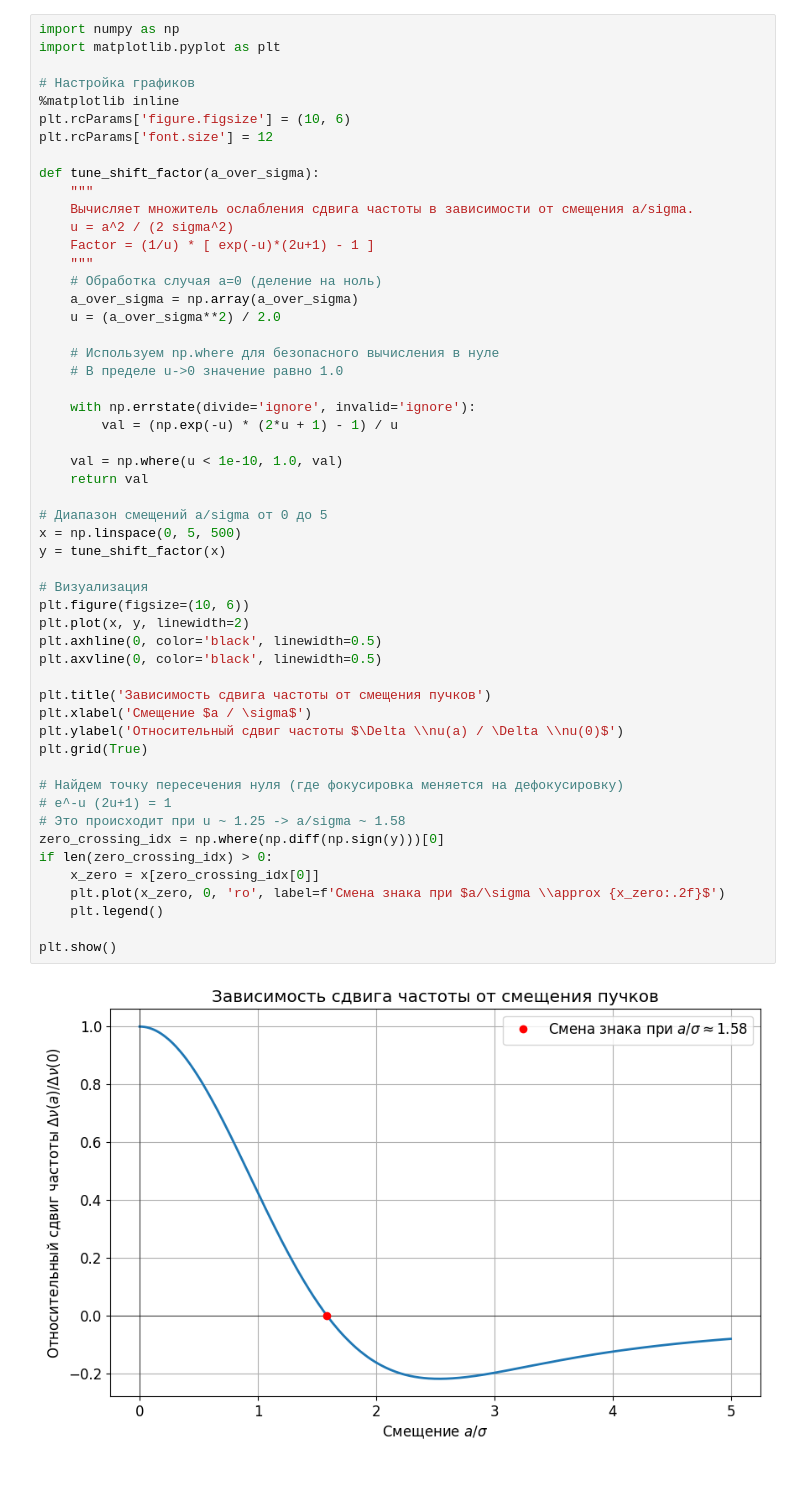
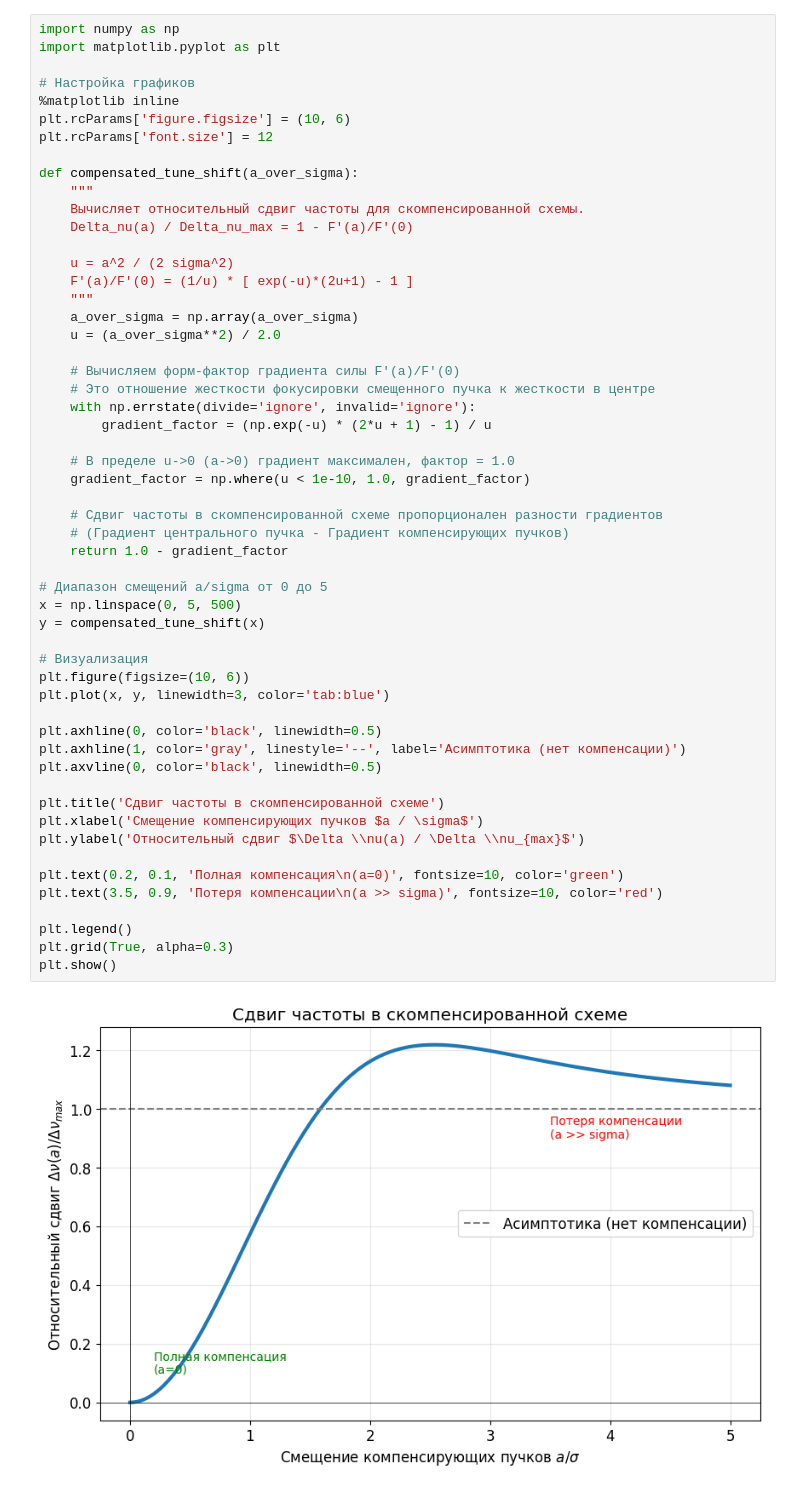
Before and after one commit to phys-dev/nonlinear-dynamics-book, a Jupyter notebook: task_5.ipynb, the cells around one changed output. Cells and saved outputs as stored; diff of their text form.

```diff
--- a/task_5.ipynb
+++ b/task_5.ipynb
@@ -52,55 +57,56 @@
 # %%
 import numpy as np
 import matplotlib.pyplot as plt
 
 # Настройка графиков
 %matplotlib inline
 plt.rcParams['figure.figsize'] = (10, 6)
 plt.rcParams['font.size'] = 12
 
-def tune_shift_factor(a_over_sigma):
+def compensated_tune_shift(a_over_sigma):
     """
-    Вычисляет множитель ослабления сдвига частоты в зависимости от смещения a/sigma.
+    Вычисляет относительный сдвиг частоты для скомпенсированной схемы.
+    Delta_nu(a) / Delta_nu_max = 1 - F'(a)/F'(0)
+
     u = a^2 / (2 sigma^2)
-    Factor = (1/u) * [ exp(-u)*(2u+1) - 1 ]
+    F'(a)/F'(0) = (1/u) * [ exp(-u)*(2u+1) - 1 ]
     """
-    # Обработка случая a=0 (деление на ноль)
     a_over_sigma = np.array(a_over_sigma)
     u = (a_over_sigma**2) / 2.0
 
-    # Используем np.where для безопасного вычисления в нуле
-    # В пределе u->0 значение равно 1.0
+    # Вычисляем форм-фактор градиента силы F'(a)/F'(0)
+    # Это отношение жесткости фокусировки смещенного пучка к жесткости в центре
+    with np.errstate(divide='ignore', invalid='ignore'):
+        gradient_factor = (np.exp(-u) * (2*u + 1) - 1) / u
 
-    with np.errstate(divide='ignore', invalid='ignore'):
-        val = (np.exp(-u) * (2*u + 1) - 1) / u
+    # В пределе u->0 (a->0) градиент максимален, фактор = 1.0
+    gradient_factor = np.where(u < 1e-10, 1.0, gradient_factor)
 
-    val = np.where(u < 1e-10, 1.0, val)
-    return val
+    # Сдвиг частоты в скомпенсированной схеме пропорционален разности градиентов
+    # (Градиент центрального пучка - Градиент компенсирующих пучков)
+    return 1.0 - gradient_factor
 
 # Диапазон смещений a/sigma от 0 до 5
 x = np.linspace(0, 5, 500)
-y = tune_shift_factor(x)
+y = compensated_tune_shift(x)
 
 # Визуализация
 plt.figure(figsize=(10, 6))
-plt.plot(x, y, linewidth=2)
+plt.plot(x, y, linewidth=3, color='tab:blue')
+
 plt.axhline(0, color='black', linewidth=0.5)
+plt.axhline(1, color='gray', linestyle='--', label='Асимптотика (нет компенсации)')
 plt.axvline(0, color='black', linewidth=0.5)
 
-plt.title('Зависимость сдвига частоты от смещения пучков')
-plt.xlabel('Смещение $a / \sigma$')
-plt.ylabel('Относительный сдвиг частоты $\Delta \\nu(a) / \Delta \\nu(0)$')
-plt.grid(True)
+plt.title('Сдвиг частоты в скомпенсированной схеме')
+plt.xlabel('Смещение компенсирующих пучков $a / \sigma$')
+plt.ylabel('Относительный сдвиг $\Delta \\nu(a) / \Delta \\nu_{max}$')
 
-# Найдем точку пересечения нуля (где фокусировка меняется на дефокусировку)
-# e^-u (2u+1) = 1
-# Это происходит при u ~ 1.25 -> a/sigma ~ 1.58
-zero_crossing_idx = np.where(np.diff(np.sign(y)))[0]
-if len(zero_crossing_idx) > 0:
-    x_zero = x[zero_crossing_idx[0]]
-    plt.plot(x_zero, 0, 'ro', label=f'Смена знака при $a/\sigma \\approx {x_zero:.2f}$')
-    plt.legend()
+plt.text(0.2, 0.1, 'Полная компенсация\n(a=0)', fontsize=10, color='green')
+plt.text(3.5, 0.9, 'Потеря компенсации\n(a >> sigma)', fontsize=10, color='red')
 
+plt.legend()
+plt.grid(True, alpha=0.3)
 plt.show()
 # %% [output]
-[figure, old version]
+[figure, new version]
```
Also changed, not shown: parts of 1 cell of this notebook.
